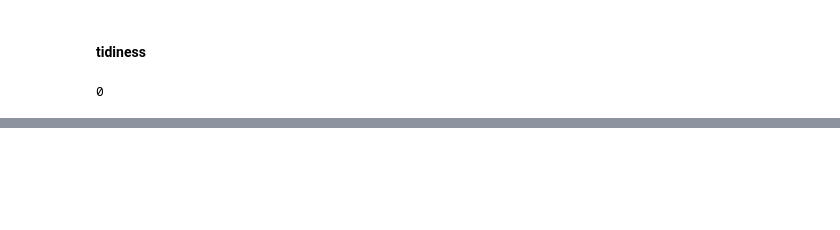
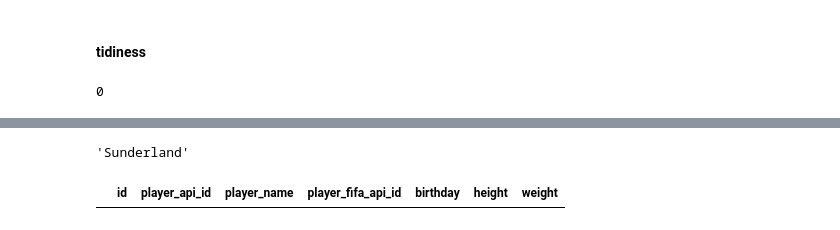
Before and after one commit to CodeWithOz/the-best-league, a Jupyter notebook: gather.ipynb, the cells around one changed output, grey strips where cells are left out. Drawn from its saved outputs; the diff is of its cells as text; code cells hidden in the pictures; blank space fills up the shorter version.

Commit message:
Start assessing quality issues in the corner events table

```diff
--- a/gather.ipynb
+++ b/gather.ipynb
@@ -4385,0 +4448,8 @@ cross_events_df.event_api_id.duplicated().sum()
+# %%
+teams_df_clean[teams_df_clean.team_api_id == 8472].team_long_name.values[0]
+# %% [output]
+'Sunderland'
+# %%
+players_df_clean[players_df_clean.player_api_id == 30816]
+# %% [output]
+|  | id | player_api_id | player_name | player_fifa_api_id | birthday | height | weight |
```
Also changed, not shown: parts of 18 cells of this notebook, 1 other file.
